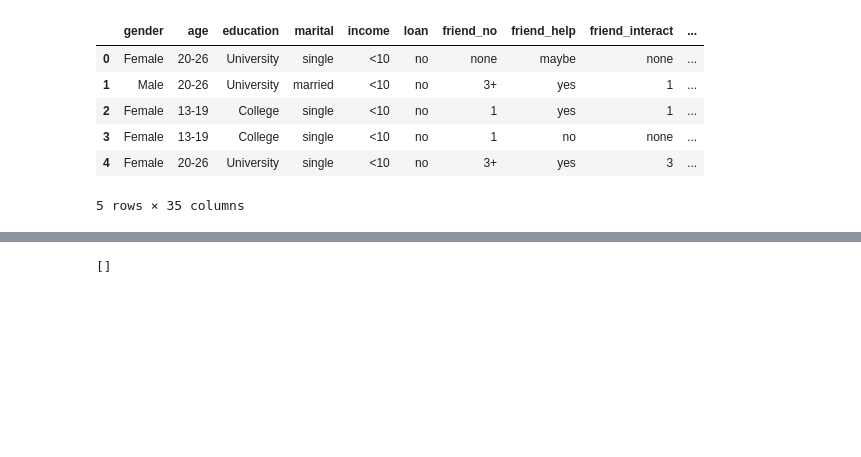
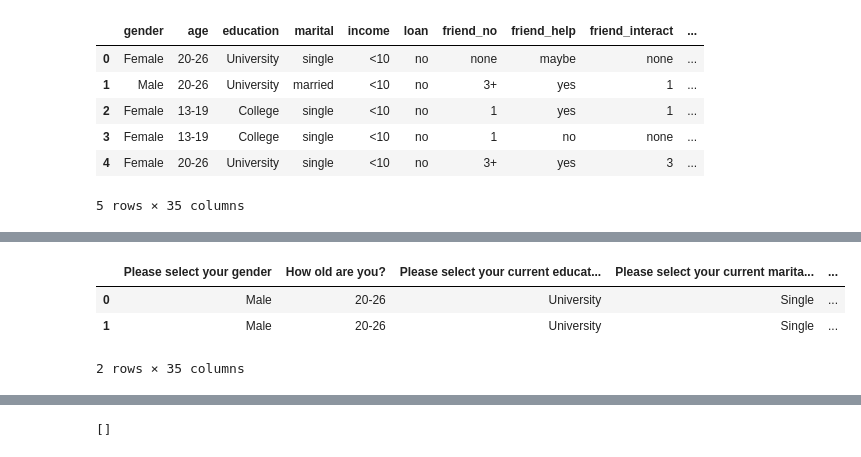
Before and after one commit to imraghavagr/mental-health, a Jupyter notebook: notebooks/00-ra-initial.ipynb, the cells around one changed output, grey strips where cells are left out. Cells and saved outputs as stored; diff of their text form; code cells hidden in the pictures; blank space fills up the shorter version.

```diff
--- a/notebooks/00-ra-initial.ipynb
+++ b/notebooks/00-ra-initial.ipynb
@@ -127,0 +83,7 @@ df['education'].mode()[0]
+# %%
+df2.head(2)
+# %% [output]
+|  | Please select your gender | How old are you? | Please select your current educat... | Please select your current marita... | ... |
+| 0 | Male | 20-26 | University | Single | ... |
+| 1 | Male | 20-26 | University | Single | ... |
+2 rows × 35 columns
```
Also changed, not shown: parts of 40 cells of this notebook.
